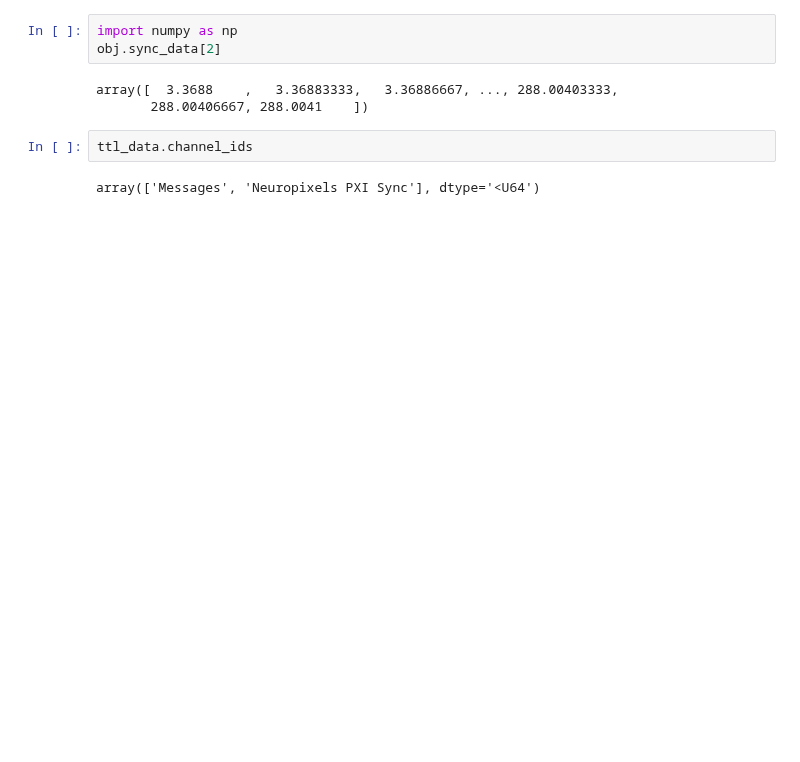
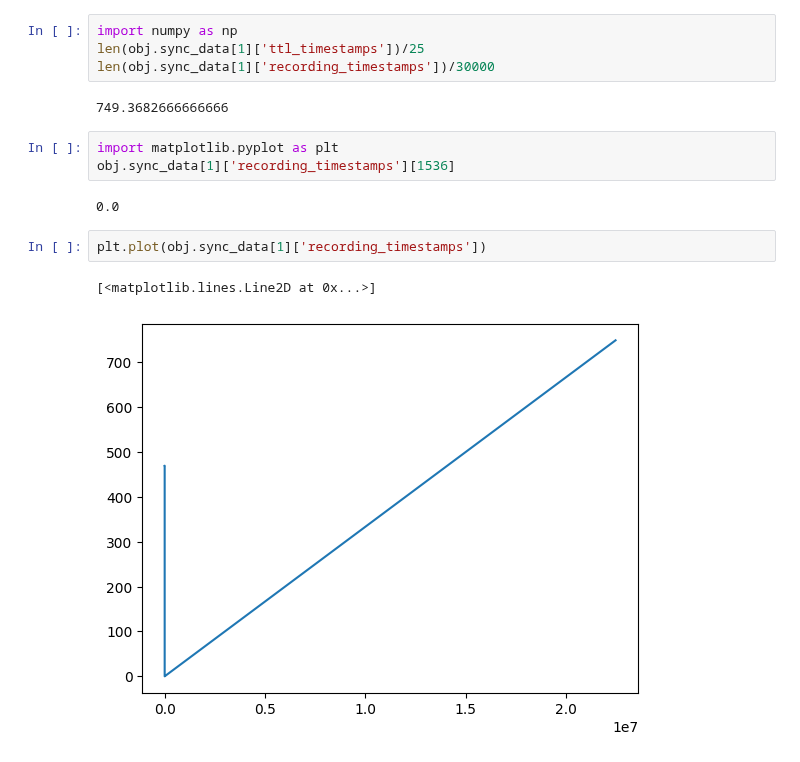
Before and after one commit to jakeswann1/SpElT, a Jupyter notebook: Test NP2.ipynb, the cells around one changed output. Cells and saved outputs as stored; diff of their text form; blank space fills up the shorter version.

```diff
--- a/Test NP2.ipynb
+++ b/Test NP2.ipynb
@@ -20,10 +26,16 @@ Loading TTL data for 240320_r1503_open-field-sl_3
 # %%
 import numpy as np
-obj.sync_data[2]
+len(obj.sync_data[1]['ttl_timestamps'])/25
+len(obj.sync_data[1]['recording_timestamps'])/30000
 # %% [output]
-array([  3.3688    ,   3.36883333,   3.36886667, ..., 288.00403333,
-       288.00406667, 288.0041    ])
+749.3682666666666
-# %%
-ttl_data.channel_ids
-# %% [output]
-array(['Messages', 'Neuropixels PXI Sync'], dtype='<U64')
+# %%
+import matplotlib.pyplot as plt
+obj.sync_data[1]['recording_timestamps'][1536]
+# %% [output]
+0.0
+# %%
+plt.plot(obj.sync_data[1]['recording_timestamps'])
+# %% [output]
+[<matplotlib.lines.Line2D at 0x...>]
+[figure, added]
```
Also changed, not shown: parts of 7 cells of this notebook, 45 other files.
